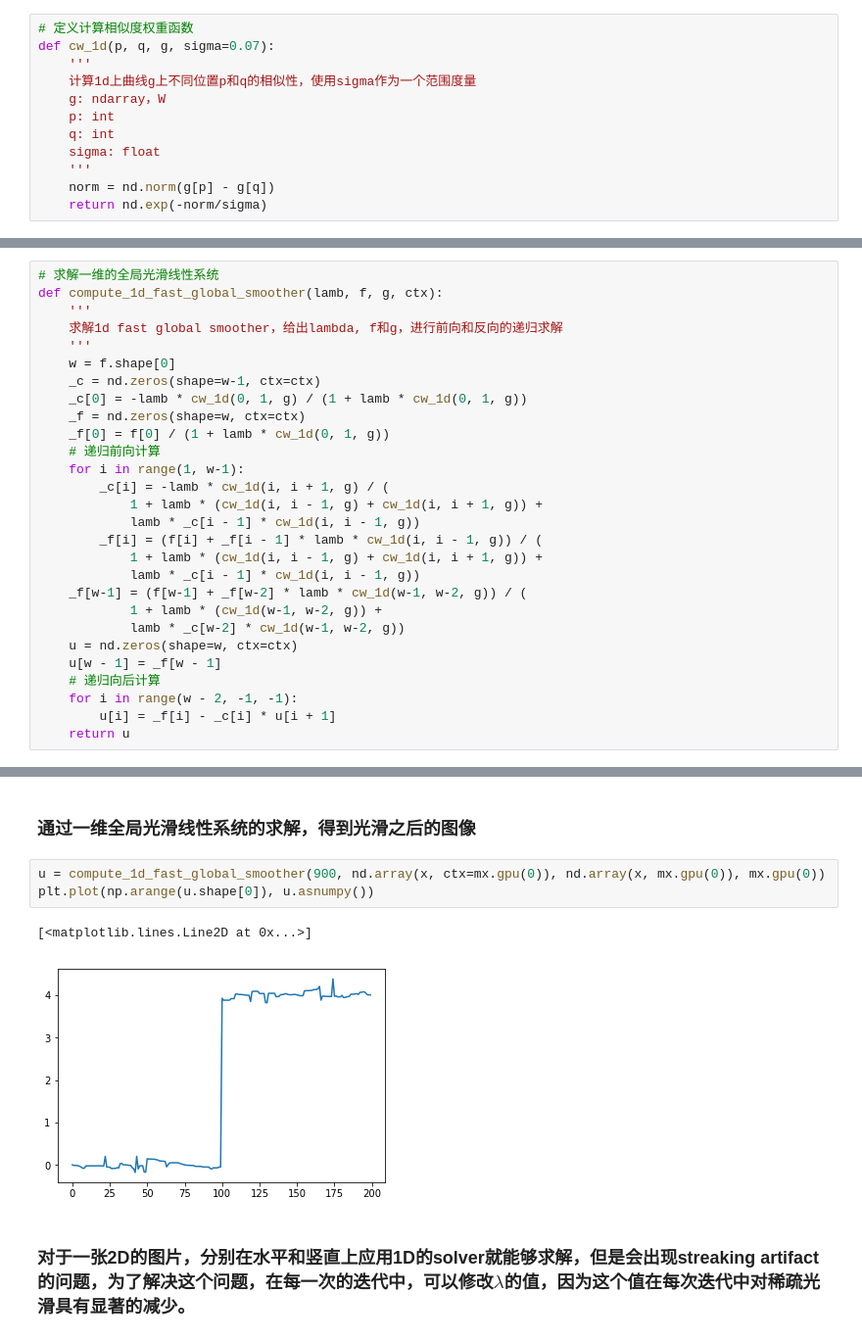
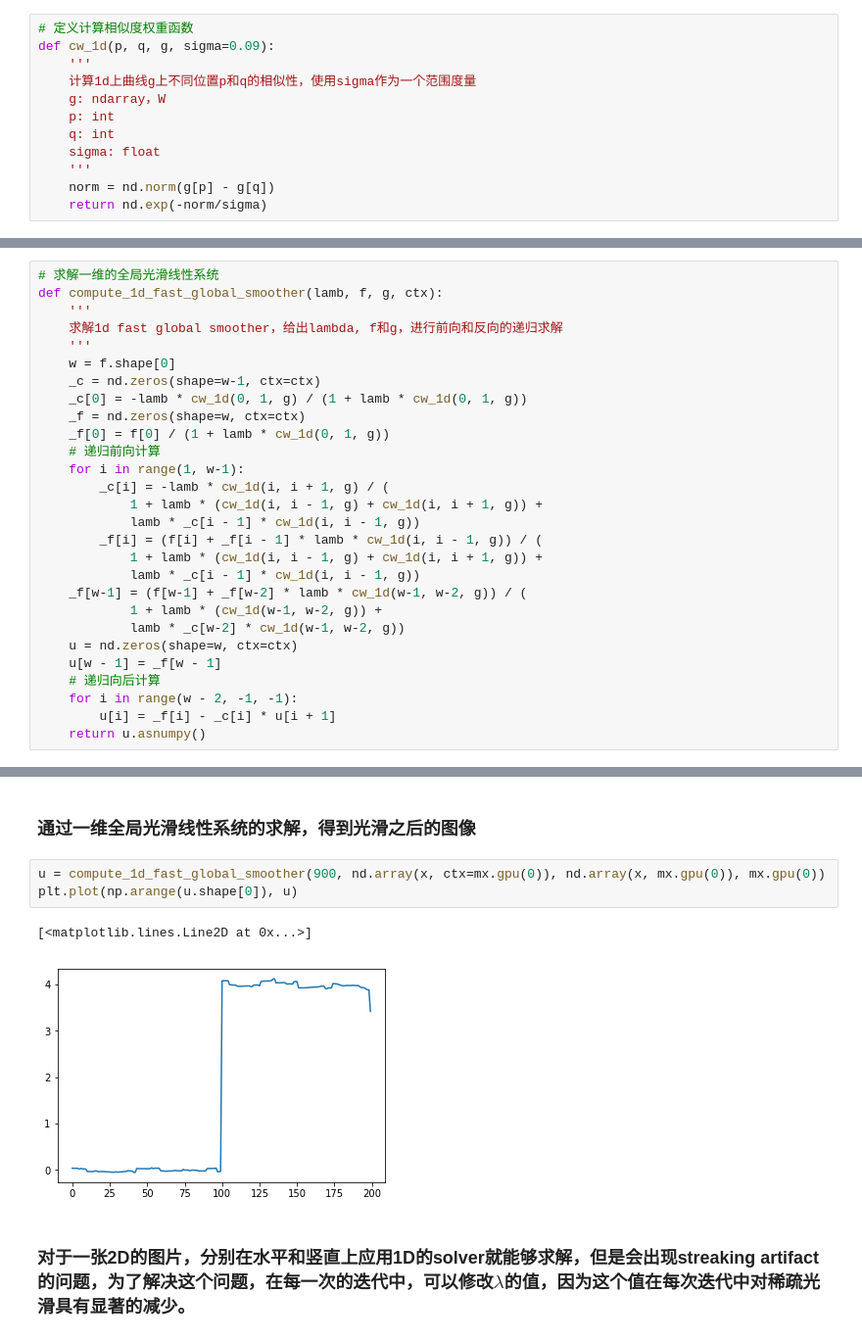
Before and after one commit to L1aoXingyu/Digital-Image-Processing, a Jupyter notebook: assignment3/fast global smooth.ipynb, the cells around one changed output, grey strips where cells are left out. Shown at 98% size. Drawn from its saved outputs; the diff is of its cells as text.

```diff
--- a/assignment3/fast global smooth.ipynb
+++ b/assignment3/fast global smooth.ipynb
@@ -32,7 +35,7 @@ u_{W-1}^h = \tilde{f_{W-1}^h}
 $$
 # %%
 # 定义计算相似度权重函数
-def cw_1d(p, q, g, sigma=0.07):
+def cw_1d(p, q, g, sigma=0.09):
     '''
     计算1d上曲线g上不同位置p和q的相似性，使用sigma作为一个范围度量
     g: ndarray，W
@@ -73,7 +76,7 @@ def compute_1d_fast_global_smoother(lamb, f, g, ctx):
     # 递归向后计算
     for i in range(w - 2, -1, -1):
         u[i] = _f[i] - _c[i] * u[i + 1]
-    return u
+    return u.asnumpy()
 # %% [markdown]
 ### 完成了一维的全局光滑线性系统的求解，验证一下其是否有效
 # %% [markdown]
@@ -90,10 +93,10 @@ plt.plot(np.arange(x.shape[0]), x)
 ### 通过一维全局光滑线性系统的求解，得到光滑之后的图像
 # %%
 u = compute_1d_fast_global_smoother(900, nd.array(x, ctx=mx.gpu(0)), nd.array(x, mx.gpu(0)), mx.gpu(0))
-plt.plot(np.arange(u.shape[0]), u.asnumpy())
+plt.plot(np.arange(u.shape[0]), u)
 # %% [output]
 [<matplotlib.lines.Line2D at 0x...>]
-[figure, old version]
+[figure, new version]
 # %% [markdown]
 ### 对于一张2D的图片，分别在水平和竖直上应用1D的solver就能够求解，但是会出现streaking artifact的问题，为了解决这个问题，在每一次的迭代中，可以修改$\lambda$的值，因为这个值在每次迭代中对稀疏光滑具有显著的减少。
 # %%
```
Also changed, not shown: parts of 14 cells of this notebook, 3 other files.
